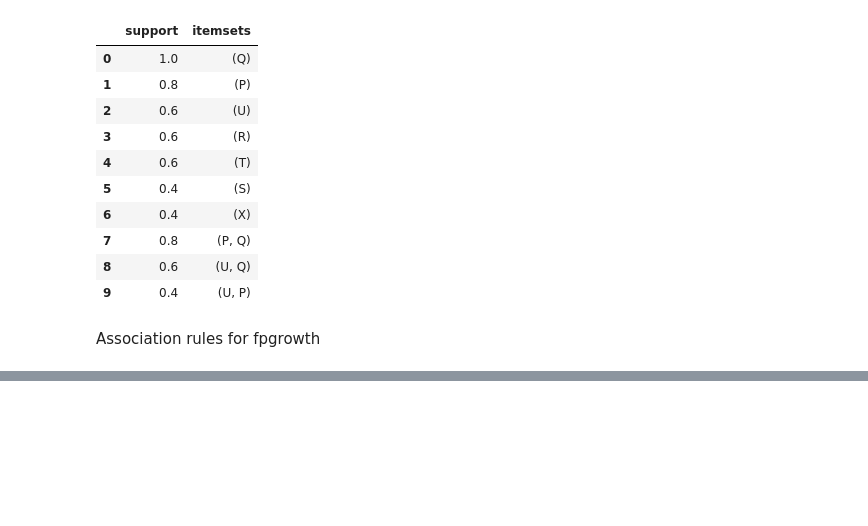
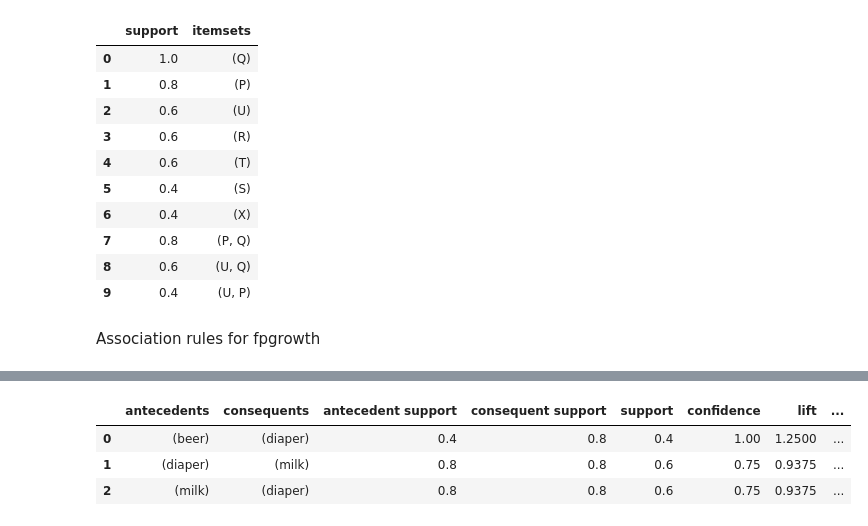
Before and after one commit to nupur221/ML_problem_solving, a Jupyter notebook: Apriori_fp.ipynb, the cells around one changed output, grey strips where cells are left out. Cells and saved outputs as stored; diff of their text form; code cells hidden in the pictures; blank space fills up the shorter version.

Commit message:
Association rule mining using apriori and fpgrowth algorithm

```diff
--- a/Apriori_fp.ipynb
+++ b/Apriori_fp.ipynb
@@ -301,0 +316,16 @@ assoc_rules_fp.head(10)
+# %%
+# Step 1: Transactions
+import pandas as pd
+from mlxtend.preprocessing import TransactionEncoder
+from mlxtend.frequent_patterns import fpgrowth
+
+transactions = [
+    {'milk', 'bread', 'diaper'},
+    {'milk', 'diaper', 'beer'},
+    {'milk', 'coke', 'diaper'},
+    {'bread', 'milk'},
+    {'bread', 'diaper', 'beer'}
+]
+print(transactions)
+total_transactions = len(transactions)
+print("Total Transactions:", total_transactions)
@@ -301,0 +335,16 @@ assoc_rules_fp.head(10)
+# %%
+from mlxtend.preprocessing import TransactionEncoder
+from mlxtend.frequent_patterns import apriori, fpgrowth, association_rules
+
+# Initialize TransactionEncoder
+te = TransactionEncoder()
+
+# One-hot encode the transactions
+te_ary = te.fit(transactions).transform(transactions)
+encoded_dataframe = pd.DataFrame(te_ary, columns=te.columns_)
+# %%
+# Apply the apriori algorithm to find frequent itemsets
+frequentitemsets = apriori(encoded_dataframe, min_support=0.3, use_colnames=True)
+
+print("Frequent Itemsets (min_support=0.3):")
+frequentitemsets.head(10)
@@ -301,0 +383,8 @@ assoc_rules_fp.head(10)
+# %%
+assocrulesfp = association_rules(frequentitemsets, min_threshold=0.7)
+assocrulesfp.head(10)
+# %% [output]
+|  | antecedents | consequents | antecedent support | consequent support | support | confidence | lift | ... |
+| 0 | (beer) | (diaper) | 0.4 | 0.8 | 0.4 | 1.00 | 1.2500 | ... |
+| 1 | (diaper) | (milk) | 0.8 | 0.8 | 0.6 | 0.75 | 0.9375 | ... |
+| 2 | (milk) | (diaper) | 0.8 | 0.8 | 0.6 | 0.75 | 0.9375 | ... |
```
Also changed, not shown: parts of 6 cells of this notebook.
